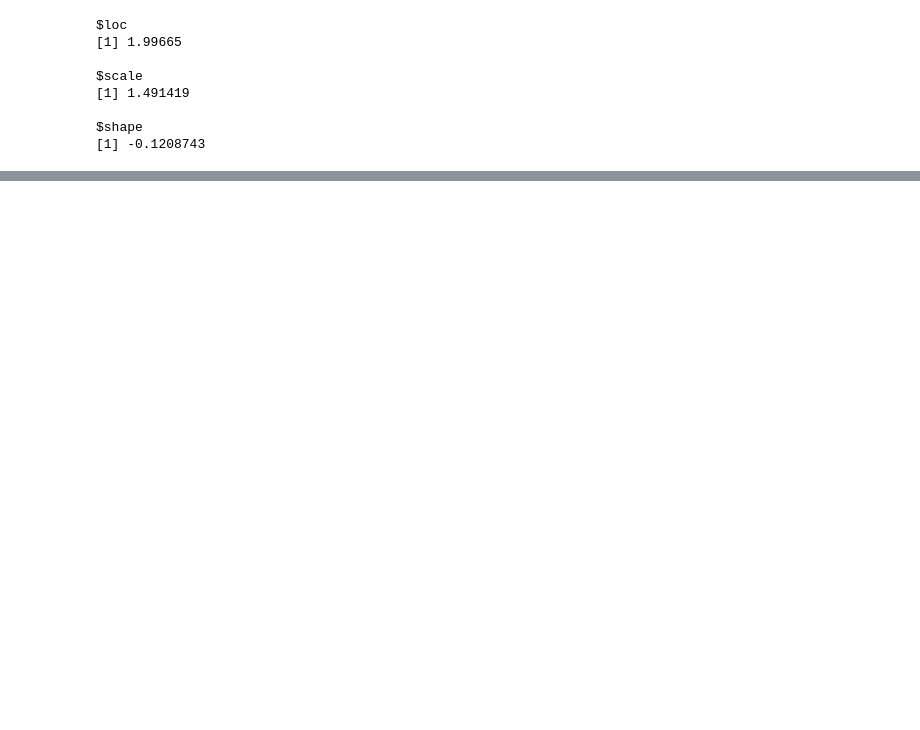
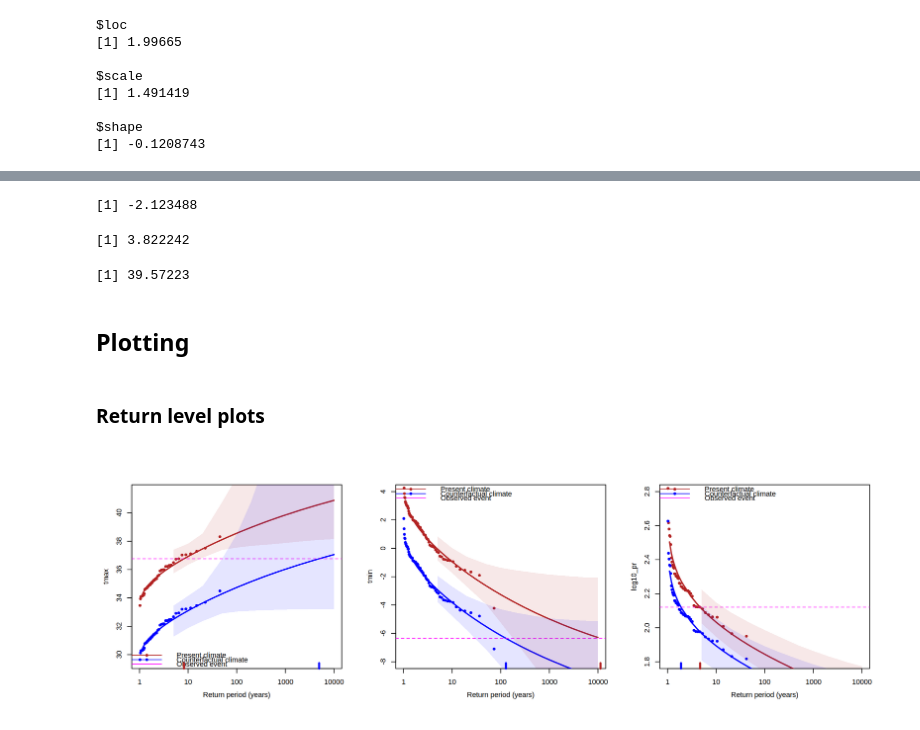
Before and after one commit to clairbarnes/wwa-archive, a Jupyter notebook: 00_model-fitting/working_R.ipynb, the cells around one changed output, grey strips where cells are left out. Cells and saved outputs as stored; diff of their text form; code cells hidden in the pictures; blank space fills up the shorter version.

Commit message:
Return level plots added

```diff
--- a/00_model-fitting/working_R.ipynb
+++ b/00_model-fitting/working_R.ipynb
@@ -180,7 +190,8 @@ ns_pars <- function(mdl, fixed_cov = NA) {
 
     } else if(mdl$type == "shift") {
         loc = pars["mu0"] + pars["alpha"] * fixed_cov
-        scale = pars["sigma0"]
+        scale = rep(pars["sigma0"], length(fixed_cov))
+
 
     } else {
         print(paste(mdl$type,"not implemented"))
@@ -189,7 +200,7 @@ ns_pars <- function(mdl, fixed_cov = NA) {
 
     # return the list of named parameters: location, scale, shape (if applicable)
     if("shape" %in% names(pars)) {
-        return(lapply(list("loc" = loc, "scale" = scale, "shape" = pars["shape"]), unname))
+        return(lapply(list("loc" = loc, "scale" = scale, "shape" = rep(pars["shape"], length(fixed_cov))), unname))
     } else {
         return(lapply(list("loc" = loc, "scale" = scale), unname))
     }
@@ -212,0 +286,31 @@ tmin$gmst[tmin$year == 2022]
+# %%
+# convert from exceedance probability to value conditioned on stationary distribution with specified covariates
+map_from_u <- function(u, mdl, fixed_cov = NA) {
+
+    pars <- ns_pars(mdl, fixed_cov = fixed_cov)
+
+    # retrieve the actual fitted model parameters if they were flipped for fitting
+    if(mdl$mintemps) {
+        pars$loc <- -pars$loc
+        mdl$lower <- !mdl$lower       # also have to look at the opposite tail
+    }
+
+    # map quantile onto stationary distribution
+    if(mdl$dist == "norm") {
+        erl <- qnorm(u, mean = pars$loc, sd = pars$scale, lower.tail = mdl$lower)
+    } else if(mdl$dist == "gev") {
+        if(length(pars$loc) > 1) {
+            erl <- sapply(1:length(u), function(i) qevd(u[i], loc = pars$loc[i], scale = pars$scale[i], shape = pars$shape[i], lower.tail = mdl$lower))
+        } else {
+            erl <- sapply(1:length(u), function(i) qevd(u[i], loc = pars$loc, scale = pars$scale, shape = pars$shape, lower.tail = mdl$lower))
+        }
+
+    } else {
+        return(NULL)
+    }
+
+    # if parameters flipped for fitting, flip 'em back
+    if(mdl$mintemps) erl <- -erl
+
+    return(erl)
+}
@@ -212,0 +359,13 @@ tmin$gmst[tmin$year == 2022]
+# %%
+int_change(tmin_shift, cov = gmst_1962, cov_cf = gmst_2022, relative = F)   # -2.12; cx has -2.114
+int_change(tmax_shift, cov = gmst_2022, cov_cf = gmst_pi, relative = F)     # 3.82; cx has 3.738
+
+int_change(pr_fd, rp = return_period(pr_fd)[pr_fd$ev_idx], cov = gmst_2022, cov_cf = gmst_pi, relative = T)   # 39.6%; cx has 8.219% but this is known to be incorrect, because it's the ratio of the logprecip
+# %% [output]
+[1] -2.123488
+[1] 3.822242
+[1] 39.57223
+# %% [markdown]
+## **Plotting**
+# %% [markdown]
+### **Return level plots**
@@ -212,0 +448,8 @@ tmin$gmst[tmin$year == 2022]
+# %%
+prep_window(c(1,3))
+
+plot_returnlevels(tmax_shift, cov1 = gmst_2022, cov1_cf = gmst_pi, ylim = c(29.5, 41.5), legend_pos = "bottomright")
+plot_returnlevels(tmin_shift, cov1 = gmst_2022, cov1_cf = gmst_1962)
+plot_returnlevels(pr_fd, cov1 = gmst_2022, cov1_cf = gmst_pi)
+# %% [output]
+[figure, added]
```
Also changed, not shown: parts of 22 cells of this notebook.
